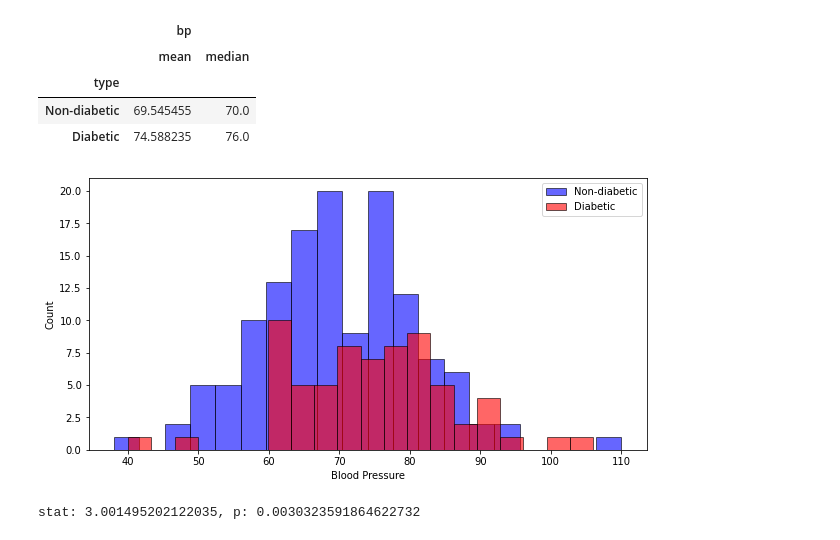
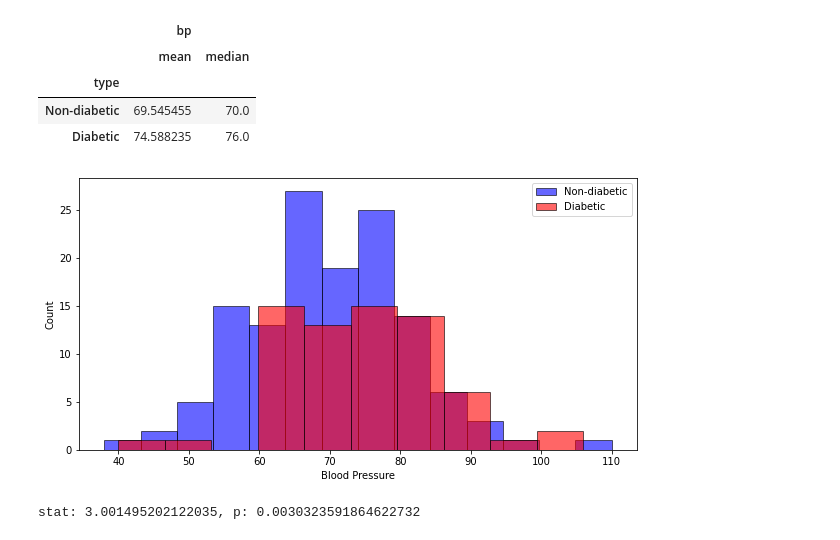
Before and after one commit to SamuelMiquirice/-TrabalhoDaDisciplinaDeMetodologiaDePesquisa_De_Samuel_RA202305, a Jupyter notebook: Trabalho3_RA202305_SamuelAntonioMiquiriceDomindos.ipynb, the cells around one changed output. Saved outputs shown, nothing was run; the diff lists cells and outputs as text; code cells hidden in the pictures.

```diff
--- a/Trabalho3_RA202305_SamuelAntonioMiquiriceDomindos.ipynb
+++ b/Trabalho3_RA202305_SamuelAntonioMiquiriceDomindos.ipynb
@@ -83,15 +85,16 @@ bp.groupby("type").agg(["mean", "median"]).rename(index={"No": "Non-diabetic", "
 | Non-diabetic | 69.545455 | 70.0 |
 | Diabetic | 74.588235 | 76.0 |
 # %%
+# Histogram of Blood Pressure (Diabetic and Non-diabetic)
 fig = plt.figure(figsize=(10,5))
 
-plt.hist(bp_non_diabetic, bins=20, color='blue', edgecolor='black', label="Non-diabetic", alpha=0.6)
-plt.hist(bp_diabetic, bins=20, color='red', edgecolor='black', label="Diabetic", alpha=0.6)
+plt.hist(bp_non_diabetic, bins="auto", color='blue', edgecolor='black', label="Non-diabetic", alpha=0.6)
+plt.hist(bp_diabetic, bins="auto", color='red', edgecolor='black', label="Diabetic", alpha=0.6)
 plt.xlabel("Blood Pressure")
 plt.ylabel("Count")
 
 plt.legend()
 plt.show()
 # %% [output]
-[figure, old version]
+[figure, new version]
 # %%
```
Also changed, not shown: parts of 12 cells of this notebook.
